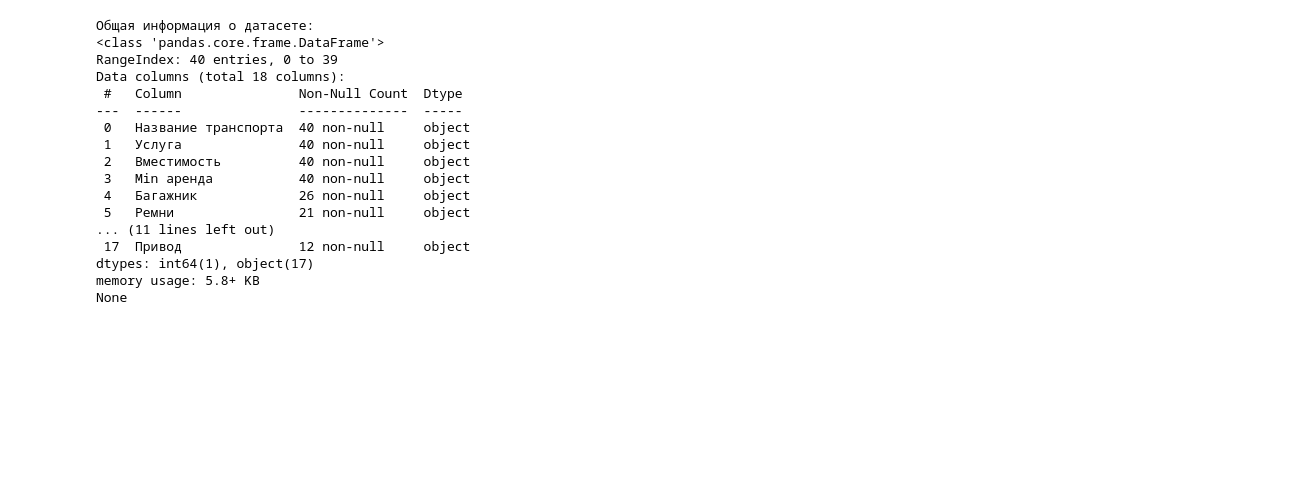
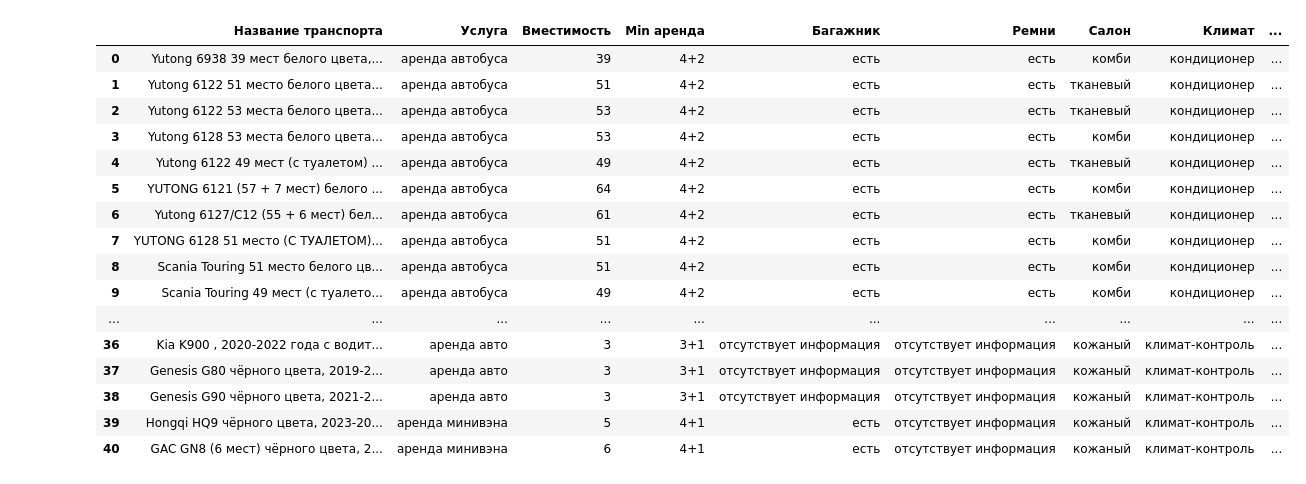
Before and after one commit to lerchinkiss/BBus_Project, a Jupyter notebook: vehicle_data_processing_and_visualization.ipynb, the cells around one changed output. Cells and saved outputs as stored; diff of their text form; code cells hidden in the pictures; blank space fills up the shorter version.

```diff
--- a/vehicle_data_processing_and_visualization.ipynb
+++ b/vehicle_data_processing_and_visualization.ipynb
@@ -41,21 +80,24 @@ print(bus_details.info())
-# %%
-print("\nОбщая информация о датасете:")
-print(bus_details.info())
-# %% [output]
-Общая информация о датасете:
-<class 'pandas.core.frame.DataFrame'>
-RangeIndex: 40 entries, 0 to 39
-Data columns (total 18 columns):
- #   Column               Non-Null Count  Dtype
----  ------               --------------  -----
- 0   Название транспорта  40 non-null     object
- 1   Услуга               40 non-null     object
- 2   Вместимость          40 non-null     object
- 3   Min аренда           40 non-null     object
- 4   Багажник             26 non-null     object
- 5   Ремни                21 non-null     object
-... (11 lines left out)
- 17  Привод               12 non-null     object
-dtypes: int64(1), object(17)
-memory usage: 5.8+ KB
-None
+# %%
+#Замена в перечисленных колонка отсутствующих значений
+columns_to_update = ['Багажник', 'Ремни', 'Монитор', 'Микрофон', 'Розетки', 'Опция', 'Удобства']
+bus_details_upgrade = bus_details.copy()
+bus_details_upgrade[columns_to_update] = bus_details_upgrade[columns_to_update].fillna("отсутствует информация")
+bus_details_upgrade
+# %% [output]
+|  | Название транспорта | Услуга | Вместимость | Min аренда | Багажник | Ремни | Салон | Климат | ... |
+| 0 | Yutong 6938 39 мест белого цвета,... | аренда автобуса | 39 | 4+2 | есть | есть | комби | кондиционер | ... |
+| 1 | Yutong 6122 51 место белого цвета... | аренда автобуса | 51 | 4+2 | есть | есть | тканевый | кондиционер | ... |
+| 2 | Yutong 6122 53 места белого цвета... | аренда автобуса | 53 | 4+2 | есть | есть | тканевый | кондиционер | ... |
+| 3 | Yutong 6128 53 места белого цвета... | аренда автобуса | 53 | 4+2 | есть | есть | комби | кондиционер | ... |
+| 4 | Yutong 6122 49 мест (с туалетом) ... | аренда автобуса | 49 | 4+2 | есть | есть | тканевый | кондиционер | ... |
+| 5 | YUTONG 6121 (57 + 7 мест) белого ... | аренда автобуса | 64 | 4+2 | есть | есть | комби | кондиционер | ... |
+| 6 | Yutong 6127/С12 (55 + 6 мест) бел... | аренда автобуса | 61 | 4+2 | есть | есть | тканевый | кондиционер | ... |
+| 7 | YUTONG 6128 51 место (С ТУАЛЕТОМ)... | аренда автобуса | 51 | 4+2 | есть | есть | комби | кондиционер | ... |
+| 8 | Scania Touring 51 место белого цв... | аренда автобуса | 51 | 4+2 | есть | есть | комби | кондиционер | ... |
+| 9 | Scania Touring 49 мест (с туалето... | аренда автобуса | 49 | 4+2 | есть | есть | комби | кондиционер | ... |
+| ... | ... | ... | ... | ... | ... | ... | ... | ... | ... |
+| 36 | Kia K900 , 2020-2022 года с водит... | аренда авто | 3 | 3+1 | отсутствует информация | отсутствует информация | кожаный | климат-контроль | ... |
+| 37 | Genesis G80 чёрного цвета, 2019-2... | аренда авто | 3 | 3+1 | отсутствует информация | отсутствует информация | кожаный | климат-контроль | ... |
+| 38 | Genesis G90 чёрного цвета, 2021-2... | аренда авто | 3 | 3+1 | отсутствует информация | отсутствует информация | кожаный | климат-контроль | ... |
+| 39 | Hongqi HQ9 чёрного цвета, 2023-20... | аренда минивэна | 5 | 4+1 | есть | отсутствует информация | кожаный | климат-контроль | ... |
+| 40 | GAC GN8 (6 мест) чёрного цвета, 2... | аренда минивэна | 6 | 4+1 | есть | отсутствует информация | кожаный | климат-контроль | ... |
```
Also changed, not shown: parts of 7 cells of this notebook, 2 other files.
